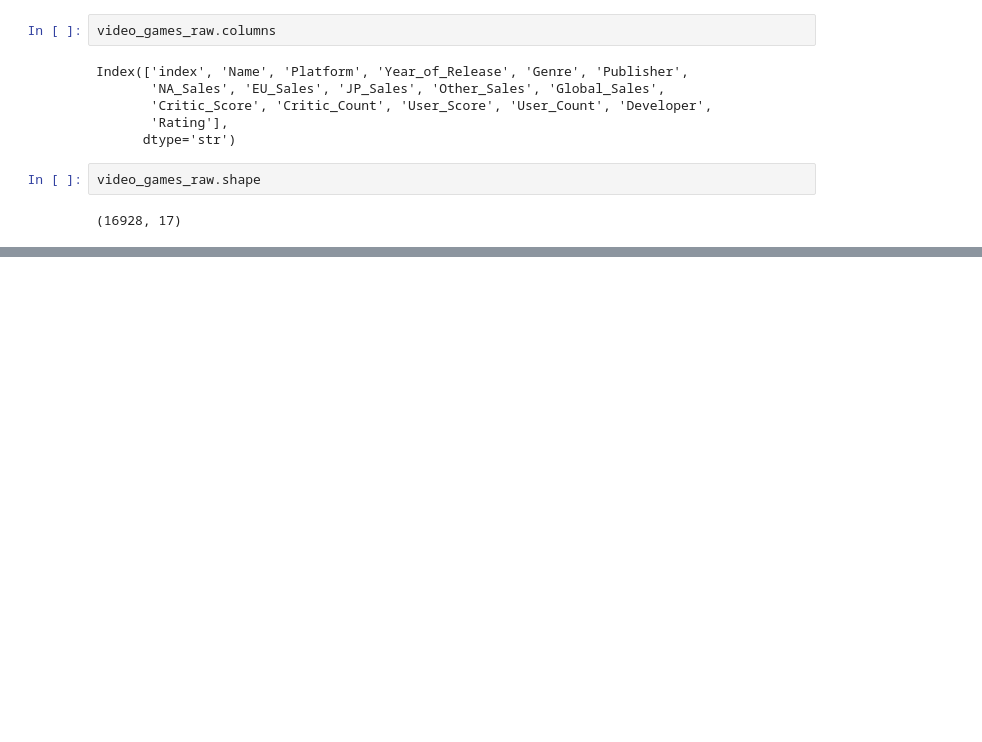
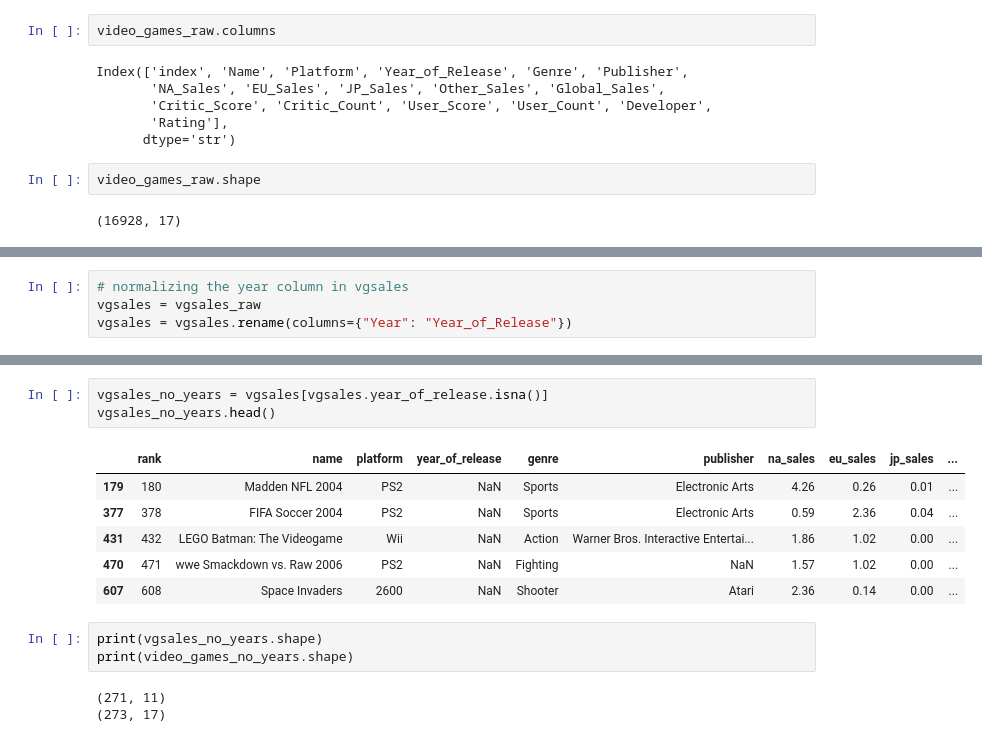
Before and after one commit to VenomRevenge/data-science-exam-video-game-success-analysis, a Jupyter notebook: video_games_analysis.ipynb, the cells around one changed output, grey strips where cells are left out. Cells and saved outputs as stored; diff of their text form; blank space fills up the shorter version.

```diff
--- a/video_games_analysis.ipynb
+++ b/video_games_analysis.ipynb
@@ -152,0 +161,4 @@ These issues will be addressed in the data cleaning phase.
+# %%
+# normalizing the year column in vgsales
+vgsales = vgsales_raw
+vgsales = vgsales.rename(columns={"Year": "Year_of_Release"})
@@ -152,0 +270,16 @@ These issues will be addressed in the data cleaning phase.
+# %%
+vgsales_no_years = vgsales[vgsales.year_of_release.isna()]
+vgsales_no_years.head()
+# %% [output]
+|  | rank | name | platform | year_of_release | genre | publisher | na_sales | eu_sales | jp_sales | ... |
+| 179 | 180 | Madden NFL 2004 | PS2 | NaN | Sports | Electronic Arts | 4.26 | 0.26 | 0.01 | ... |
+| 377 | 378 | FIFA Soccer 2004 | PS2 | NaN | Sports | Electronic Arts | 0.59 | 2.36 | 0.04 | ... |
+| 431 | 432 | LEGO Batman: The Videogame | Wii | NaN | Action | Warner Bros. Interactive Entertai... | 1.86 | 1.02 | 0.00 | ... |
+| 470 | 471 | wwe Smackdown vs. Raw 2006 | PS2 | NaN | Fighting | NaN | 1.57 | 1.02 | 0.00 | ... |
+| 607 | 608 | Space Invaders | 2600 | NaN | Shooter | Atari | 2.36 | 0.14 | 0.00 | ... |
+# %%
+print(vgsales_no_years.shape)
+print(video_games_no_years.shape)
+# %% [output]
+(271, 11)
+(273, 17)
```
Also changed, not shown: parts of 16 cells of this notebook.
